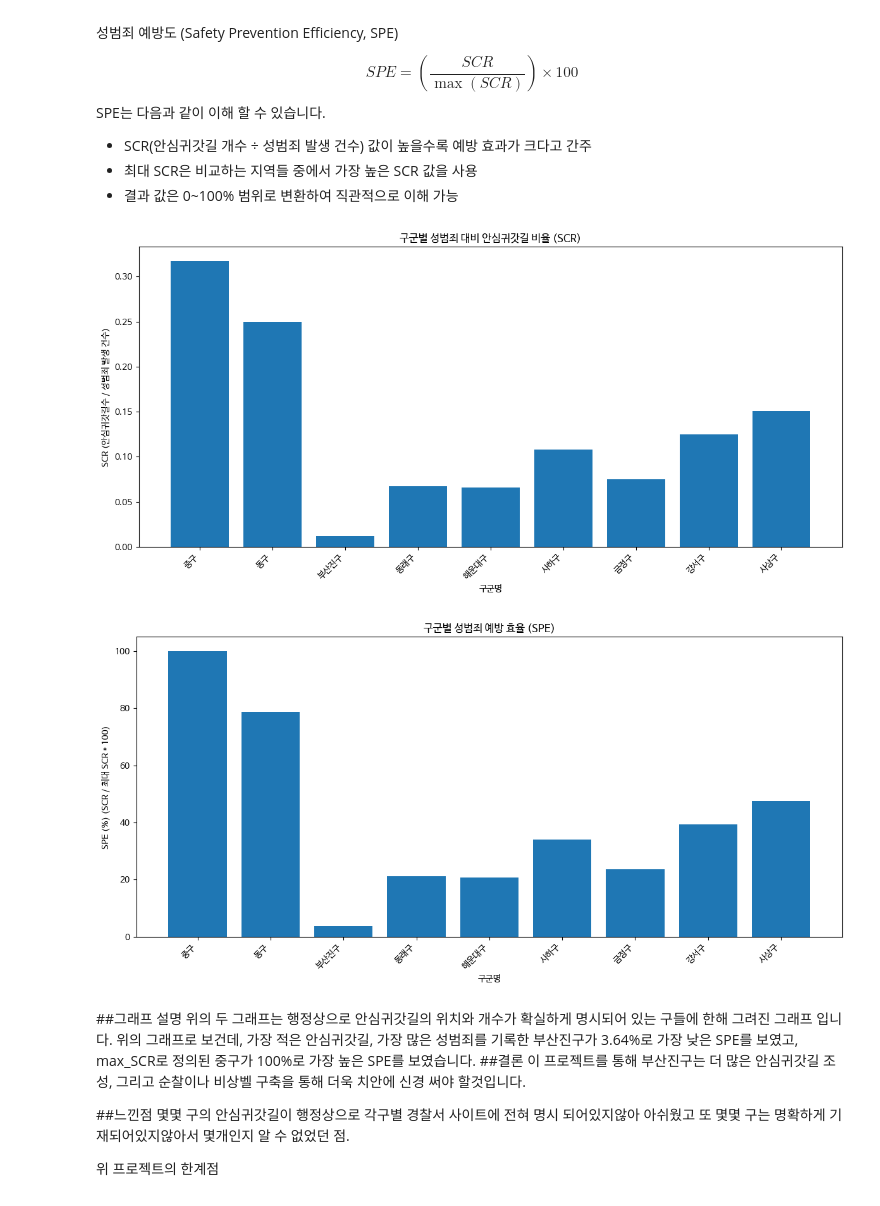
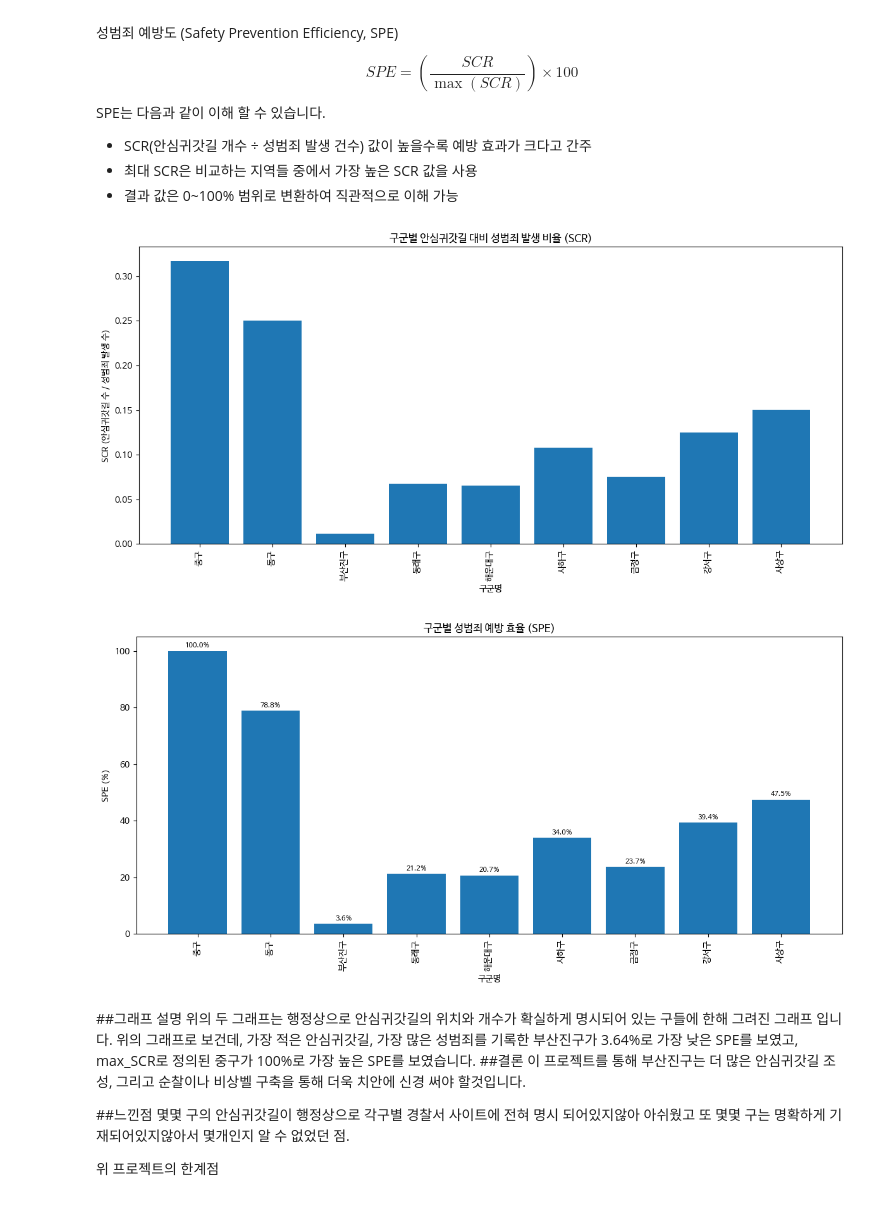
Before and after one commit to dongaIT/good-os, a Jupyter notebook: Safe_Busan.ipynb, the cells around one changed output. Saved outputs shown, nothing was run; the diff lists cells and outputs as text; code cells hidden in the pictures.

```diff
--- a/Safe_Busan.ipynb
+++ b/Safe_Busan.ipynb
@@ -163,64 +163,65 @@ SPE는 다음과 같이 이해 할 수 있습니다.
 # %%
 # prompt: /content/경찰청 부상광역시 경찰청 안심귀갓길, 성범죄 발생 현황_2023.xlsx를 읽고
 # "N/A"로 나타나있는 항목은 앞으로 있을 그래프에서 제외 해주면 돼
-# "구군명"별로  안심귀갓길 /" 성범죄"를  "SCR"로 정의하고 Y축에 SCR, X축에 "구군명"과 몇%인지 적어서 그래프로 그려줘
+# "구군명"별로  안심귀갓길 /" 성범죄"를  "SCR"로 정의하고 Y축에 SCR, X축에 "구군명"을 적어줘
 # 아까 구한 SCR중 최댓값을 max_SCR로 정의, 구군명 별로 SPE를 구해서 그래프로 그려주면돼.
 # SPE는 (SCR/max_SCR)*100 으로 SCR을 상대적으로 나타낸 백분율이야.
-#  강조사항 " 성범죄" 공백 하나 있고 항목명 "안심귀갓길수"
-# 그리고 두그래프의 Y축에 SCR과 SPE(자세히) 에 대한 설명도 적어줘
+# 강조사항 " 성범죄" 공백 하나 있고 항목명 "안심귀갓길수"
+# 그리고 두그래프의 Y축에 SCR과 SPE(자세히) 에 대한 설명도 적어줘 SPE에는 몇%인지 기재해줘
 
 import pandas as pd
 import matplotlib.pyplot as plt
 
-# 폰트 설정
+# 한글 폰트 설정
 plt.rc('font', family='NanumBarunGothic')
 
+# 엑셀 파일 읽기
 try:
-    # 엑셀 파일 읽기
     df = pd.read_excel('/content/경찰청 부상광역시 경찰청 안심귀갓길, 성범죄 발생 현황_2023.xlsx')
+except FileNotFoundError:
+    print("파일을 찾을 수 없습니다. 파일 경로를 확인해주세요.")
+    exit()
 
-    # "N/A" 값이 있는 행 제거
-    df = df.replace("N/A", pd.NA).dropna()
+# "N/A" 값이 있는 행 제거
+df = df.dropna(subset=['안심귀갓길수', ' 성범죄'])
 
-    # SCR 계산
-    df['SCR'] = df['안심귀갓길수'] / df[' 성범죄']
+# SCR 계산
+df['SCR'] = df['안심귀갓길수'] / df[' 성범죄']
 
-    # 최대 SCR 값 계산
-    max_SCR = df['SCR'].max()
+# max_SCR 계산
+max_SCR = df['SCR'].max()
 
-    # SPE 계산
-    df['SPE'] = (df['SCR'] / max_SCR) * 100
+# SPE 계산
+df['SPE'] = (df['SCR'] / max_SCR) * 100
 
-    # SCR 그래프 그리기
-    plt.figure(figsize=(12, 6))
-    plt.bar(df['구군명'], df['SCR'])
-    plt.xlabel('구군명')
-    plt.ylabel('SCR (안심귀갓길수 / 성범죄 발생 건수)')  # Y축 설명 추가
-    plt.title('구군별 성범죄 대비 안심귀갓길 비율 (SCR)')
-    plt.xticks(rotation=45, ha='right')
-    plt.tight_layout()
-    plt.show()
+# SCR 그래프 그리기
+plt.figure(figsize=(12, 6))
+plt.bar(df['구군명'], df['SCR'])
+plt.xlabel('구군명')
+plt.ylabel('SCR (안심귀갓길 수 / 성범죄 발생 수)')  # Y축 설명 추가
+plt.title('구군별 안심귀갓길 대비 성범죄 발생 비율 (SCR)')
+plt.xticks(rotation=90)
+plt.tight_layout()
+plt.show()
 
-    # SPE 그래프 그리기
-    plt.figure(figsize=(12, 6))
-    plt.bar(df['구군명'], df['SPE'])
-    plt.xlabel('구군명')
-    plt.ylabel('SPE (%) (SCR / 최대 SCR * 100)')  # Y축 설명 추가
-    plt.title('구군별 성범죄 예방 효율 (SPE)')
-    plt.xticks(rotation=45, ha='right')
-    plt.tight_layout()
-    plt.show()
+# SPE 그래프 그리기
+plt.figure(figsize=(12, 6))
+plt.bar(df['구군명'], df['SPE'])
+plt.xlabel('구군명')
+plt.ylabel('SPE (%)')  # Y축 설명 추가
+plt.title('구군별 성범죄 예방 효율 (SPE)')
+plt.xticks(rotation=90)
 
 
-except FileNotFoundError:
-    print("파일을 찾을 수 없습니다. 파일 경로를 확인해주세요.")
-except KeyError as e:
-    print(f"필요한 열이 없습니다: {e}")
-except Exception as e:
-    print(f"오류 발생: {e}")
+# SPE 값을 막대 위에 표시
+for i, v in enumerate(df['SPE']):
+    plt.text(i, v + 0.5, f'{v:.1f}%', ha='center', va='bottom', fontsize=8)
+
+plt.tight_layout()
+plt.show()
 # %% [output]
-[figure, old version]
+[figure, new version]
-[figure, old version]
+[figure, new version]
 # %% [markdown]
 ##그래프 설명
 위의 두 그래프는 행정상으로 안심귀갓길의 위치와 개수가 확실하게 명시되어 있는 구들에 한해 그려진 그래프 입니다. 위의 그래프로 보건데, 가장 적은 안심귀갓길, 가장 많은 성범죄를 기록한 부산진구가 3.64%로 가장 낮은 SPE를 보였고, max_SCR로 정의된 중구가 100%로 가장 높은 SPE를 보였습니다.
```
